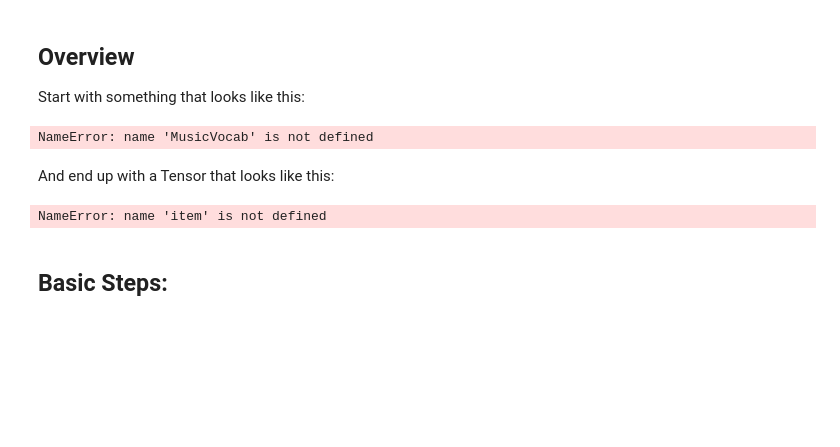
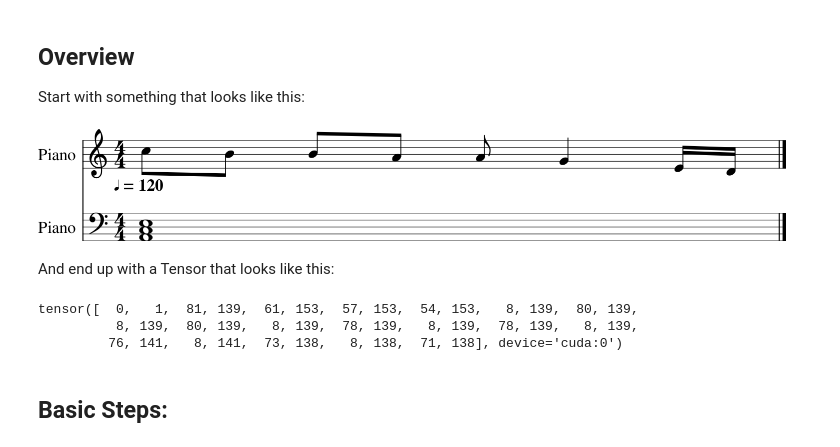
Before and after one commit to bearpelican/musicautobot, a Jupyter notebook: examples/data_encoding/Midi2Tensor.ipynb, the cells around one changed output. Cells and saved outputs as stored; diff of their text form; code cells hidden in the pictures; blank space fills up the shorter version.

```diff
--- a/examples/data_encoding/Midi2Tensor.ipynb
+++ b/examples/data_encoding/Midi2Tensor.ipynb
@@ -27,17 +22,20 @@ MusicItem wraps all these functions in a simplified API. See this [notebook](Mus
 
 Start with something that looks like this:
 # %%
-midi_file = Path('data/midi/notebook_examples/single_bar_example.mid')
+data_path = Path('../../data/')
+midi_file = data_path/'midi/notebook_examples/single_bar_example.mid'
 vocab = MusicVocab.create()
 item = MusicItem.from_file(midi_file, vocab); item.show()
 # %% [output]
-NameError: name 'MusicVocab' is not defined
+[figure, added]
 # %% [markdown]
 And end up with a Tensor that looks like this:
 # %%
 item.to_tensor()
 # %% [output]
-NameError: name 'item' is not defined
+tensor([  0,   1,  81, 139,  61, 153,  57, 153,  54, 153,   8, 139,  80, 139,
+          8, 139,  80, 139,   8, 139,  78, 139,   8, 139,  78, 139,   8, 139,
+         76, 141,   8, 141,  73, 138,   8, 138,  71, 138], device='cuda:0')
 # %% [markdown]
 ## Basic Steps:
 # %% [markdown]
```
Also changed, not shown: parts of 10 cells of this notebook, 26 other files.
